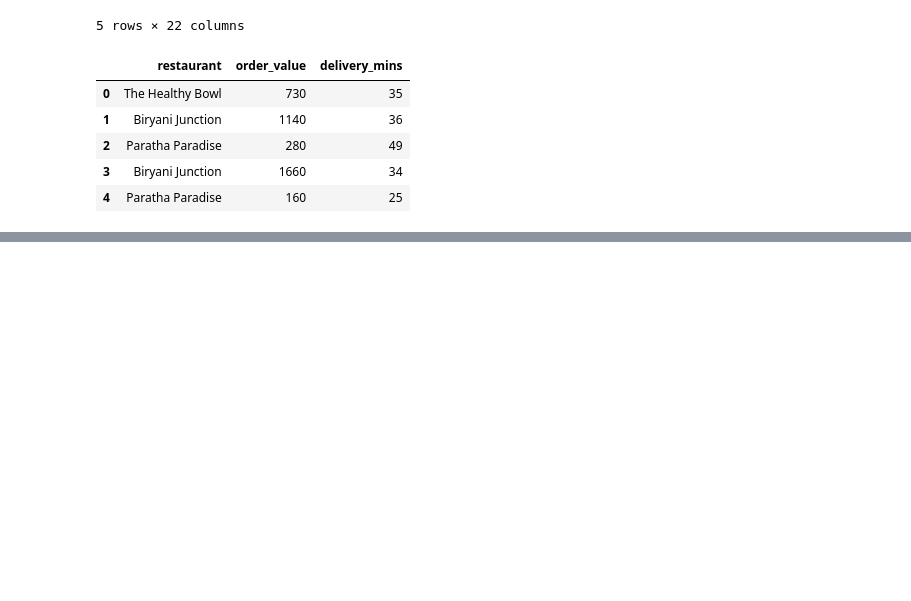
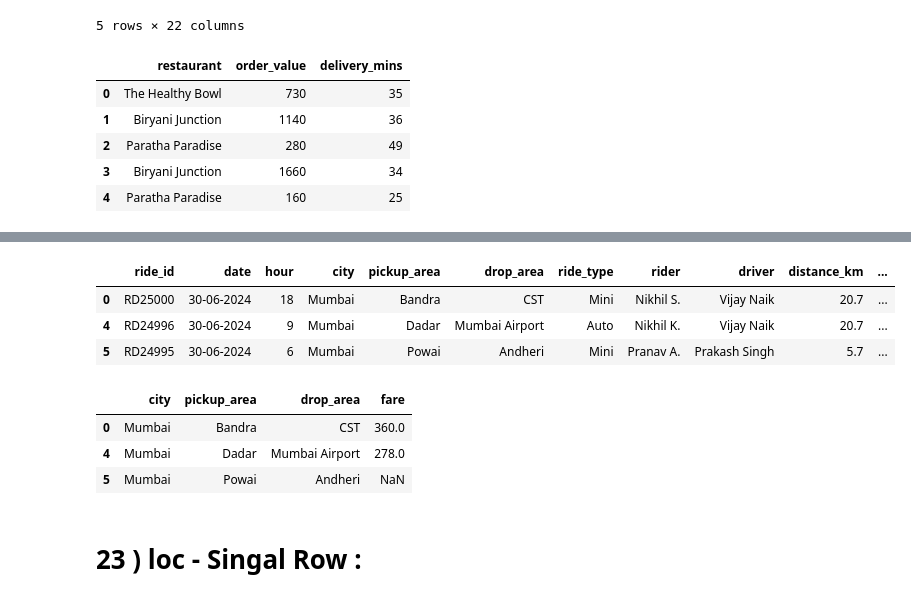
Before and after one commit to singh-amit-45/Data-Science, a Jupyter notebook: Libraries/Pandas/Pandas_DataFrame/DataFrame.ipynb, the cells around one changed output, grey strips where cells are left out. Saved outputs shown, nothing was run; the diff lists cells and outputs as text; code cells hidden in the pictures; blank space fills up the shorter version.

```diff
--- a/Libraries/Pandas/Pandas_DataFrame/DataFrame.ipynb
+++ b/Libraries/Pandas/Pandas_DataFrame/DataFrame.ipynb
@@ -666,0 +678,17 @@ first_five[['restaurant','order_value','delivery_mins']]
+# %%
+chosen = rides.iloc[[0,4,5]]  # Fancy indexing
+chosen
+# %% [output]
+|  | ride_id | date | hour | city | pickup_area | drop_area | ride_type | rider | driver | distance_km | ... |
+| 0 | RD25000 | 30-06-2024 | 18 | Mumbai | Bandra | CST | Mini | Nikhil S. | Vijay Naik | 20.7 | ... |
+| 4 | RD24996 | 30-06-2024 | 9 | Mumbai | Dadar | Mumbai Airport | Auto | Nikhil K. | Vijay Naik | 20.7 | ... |
+| 5 | RD24995 | 30-06-2024 | 6 | Mumbai | Powai | Andheri | Mini | Pranav A. | Prakash Singh | 5.7 | ... |
+# %%
+chosen [['city','pickup_area','drop_area','fare']]
+# %% [output]
+|  | city | pickup_area | drop_area | fare |
+| 0 | Mumbai | Bandra | CST | 360.0 |
+| 4 | Mumbai | Dadar | Mumbai Airport | 278.0 |
+| 5 | Mumbai | Powai | Andheri | NaN |
+# %% [markdown]
+# 23 ) loc - Singal Row :
```
Also changed, not shown: parts of 35 cells of this notebook.
